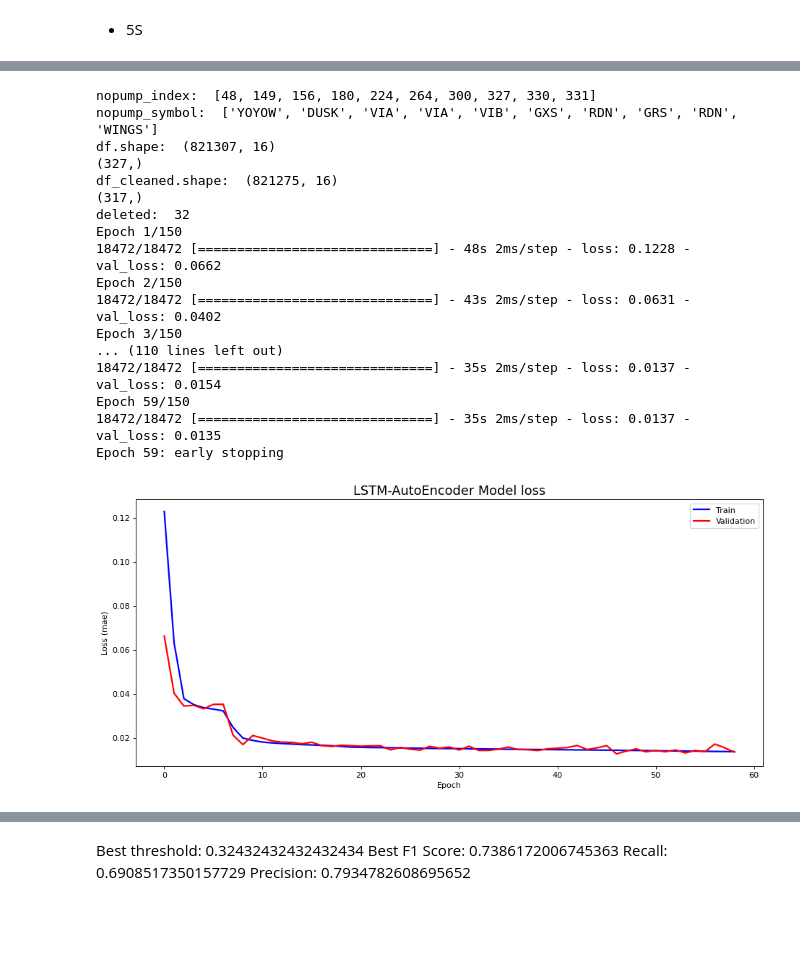
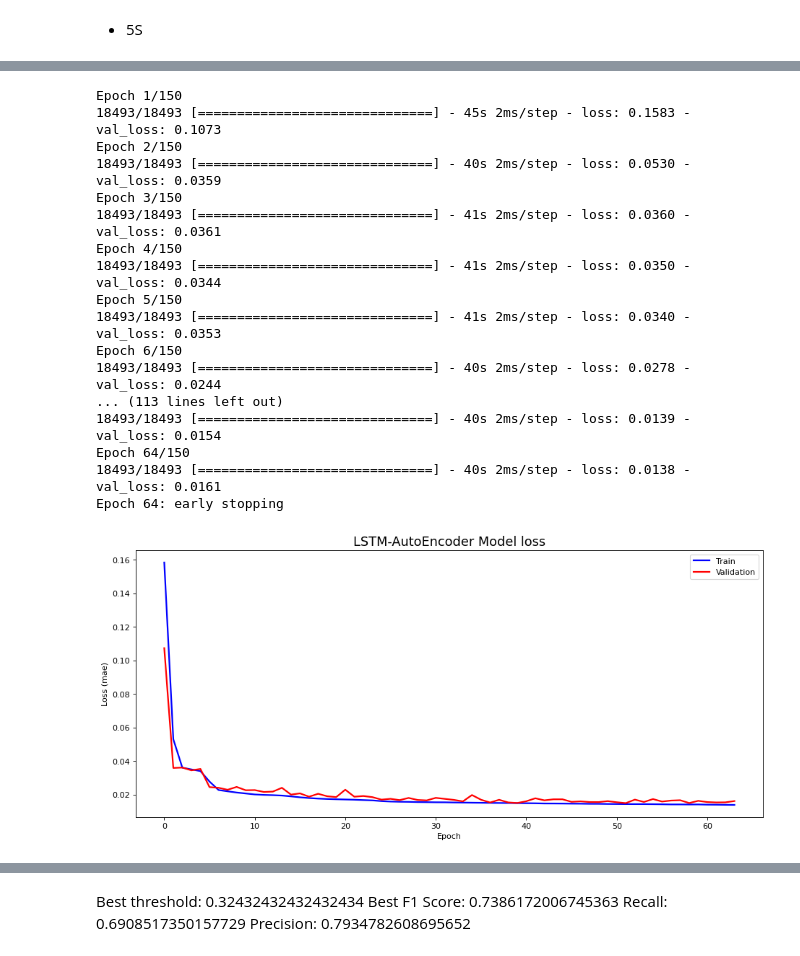
Before and after one commit to YuchaoZhang1229/Anomaly-Detection, a Jupyter notebook: LSTM-AutoEncoder.ipynb, the cells around one changed output, grey strips where cells are left out. Cells and saved outputs as stored; diff of their text form; code cells hidden in the pictures; blank space fills up the shorter version.

```diff
--- a/LSTM-AutoEncoder.ipynb
+++ b/LSTM-AutoEncoder.ipynb
@@ -114,9 +114,9 @@ def lstm_autoencoder(time_freq, X_train, y_train, X_test, y_test):
     X_train_abnormal = X_train[y_train == 1]
     y_train_abnormal = y_train[y_train == 1]
 
-    # concatenate normal data and abnormal data
-    X_test = np.concatenate((X_train_abnormal, X_test), axis=0)
-    y_test = np.concatenate((y_train_abnormal, y_test), axis=0)
+    # # concatenate normal data and abnormal data
+    # X_test = np.concatenate((X_train_abnormal, X_test), axis=0)
+    # y_test = np.concatenate((y_train_abnormal, y_test), axis=0)
 
     # 将时间序列数据转换为适用于LSTM自编码器的输入格式
     X_train = X_train.reshape(X_train.shape[0], 1, X_train.shape[1])
@@ -321,3 +338,5 @@ Precision:  0.8517350157728707
 # set_threshold(y_test_15S, test_mae_15S, threshold)
 # %% [markdown]
 - 5S
+# %%
+X_train, y_train, X_test, y_test = split_dataset('5S')
@@ -324,21 +352,21 @@ Precision:  0.8517350157728707
 # %%
-autoencoder_5S, test_mae_5S, y_test_5S = lstm_autoencoder(time_freq='5S')
+autoencoder_5S, train_mae_5S, y_train_5S, test_mae_5S, y_test_5S = lstm_autoencoder(time_freq='5S', X_train=X_train, y_train=y_train, X_test=X_test, y_test=y_test)
 # %% [output]
-nopump_index:  [48, 149, 156, 180, 224, 264, 300, 327, 330, 331]
-nopump_symbol:  ['YOYOW', 'DUSK', 'VIA', 'VIA', 'VIB', 'GXS', 'RDN', 'GRS', 'RDN', 'WINGS']
-df.shape:  (821307, 16)
-(327,)
-df_cleaned.shape:  (821275, 16)
-(317,)
-deleted:  32
 Epoch 1/150
-18472/18472 [==============================] - 48s 2ms/step - loss: 0.1228 - val_loss: 0.0662
+18493/18493 [==============================] - 45s 2ms/step - loss: 0.1583 - val_loss: 0.1073
 Epoch 2/150
-18472/18472 [==============================] - 43s 2ms/step - loss: 0.0631 - val_loss: 0.0402
+18493/18493 [==============================] - 40s 2ms/step - loss: 0.0530 - val_loss: 0.0359
 Epoch 3/150
-... (110 lines left out)
-18472/18472 [==============================] - 35s 2ms/step - loss: 0.0137 - val_loss: 0.0154
-Epoch 59/150
-18472/18472 [==============================] - 35s 2ms/step - loss: 0.0137 - val_loss: 0.0135
-Epoch 59: early stopping
+18493/18493 [==============================] - 41s 2ms/step - loss: 0.0360 - val_loss: 0.0361
+Epoch 4/150
+18493/18493 [==============================] - 41s 2ms/step - loss: 0.0350 - val_loss: 0.0344
+Epoch 5/150
+18493/18493 [==============================] - 41s 2ms/step - loss: 0.0340 - val_loss: 0.0353
+Epoch 6/150
+18493/18493 [==============================] - 40s 2ms/step - loss: 0.0278 - val_loss: 0.0244
+... (113 lines left out)
+18493/18493 [==============================] - 40s 2ms/step - loss: 0.0139 - val_loss: 0.0154
+Epoch 64/150
+18493/18493 [==============================] - 40s 2ms/step - loss: 0.0138 - val_loss: 0.0161
+Epoch 64: early stopping
-[figure, old version]
+[figure, new version]
```
Also changed, not shown: parts of 11 cells of this notebook, 3 other files.
